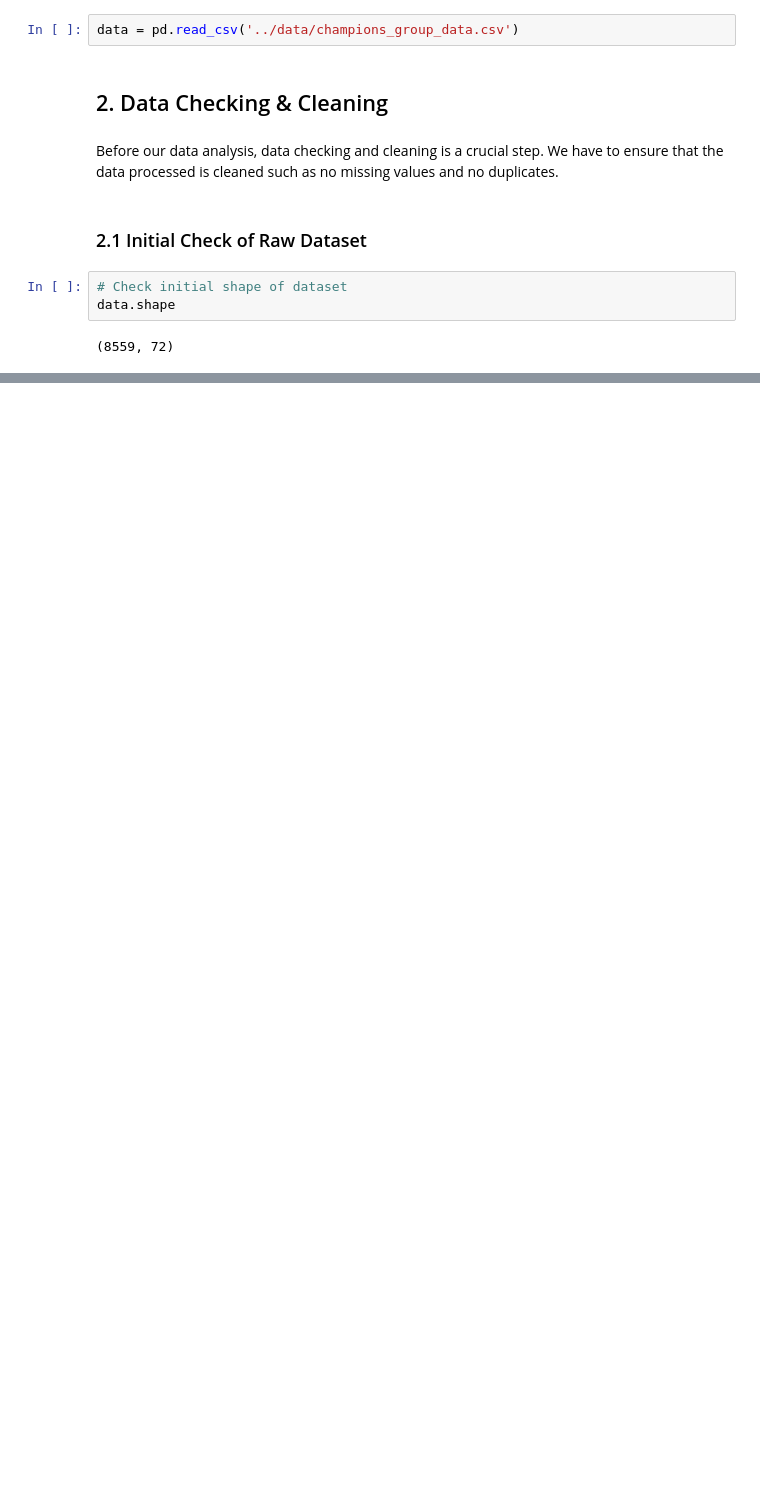
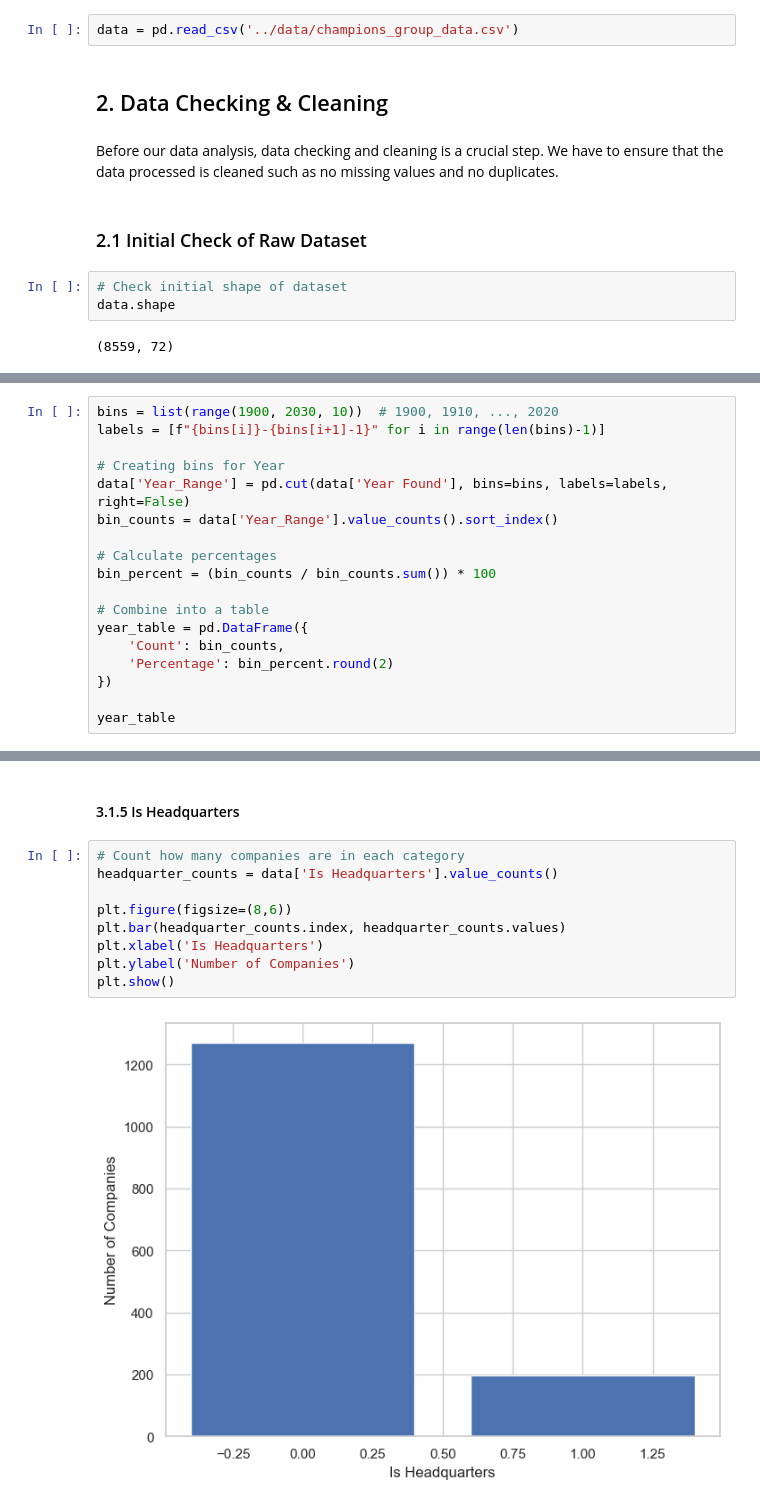
Before and after one commit to racxxhel/Corp_Intelligence, a Jupyter notebook: src/CAT_A_ACC.ipynb, the cells around one changed output, grey strips where cells are left out. Drawn from its saved outputs; the diff is of its cells as text; blank space fills up the shorter version.

```diff
--- a/src/CAT_A_ACC.ipynb
+++ b/src/CAT_A_ACC.ipynb
@@ -51,0 +146,18 @@ data.shape
+# %%
+bins = list(range(1900, 2030, 10))  # 1900, 1910, ..., 2020
+labels = [f"{bins[i]}-{bins[i+1]-1}" for i in range(len(bins)-1)]
+
+# Creating bins for Year
+data['Year_Range'] = pd.cut(data['Year Found'], bins=bins, labels=labels, right=False)
+bin_counts = data['Year_Range'].value_counts().sort_index()
+
+# Calculate percentages
+bin_percent = (bin_counts / bin_counts.sum()) * 100
+
+# Combine into a table
+year_table = pd.DataFrame({
+    'Count': bin_counts,
+    'Percentage': bin_percent.round(2)
+})
+
+year_table
@@ -51,0 +179,13 @@ data.shape
+# %% [markdown]
+#### 3.1.5 Is Headquarters
+# %%
+# Count how many companies are in each category
+headquarter_counts = data['Is Headquarters'].value_counts()
+
+plt.figure(figsize=(8,6))
+plt.bar(headquarter_counts.index, headquarter_counts.values)
+plt.xlabel('Is Headquarters')
+plt.ylabel('Number of Companies')
+plt.show()
+# %% [output]
+[figure, added]
```
Also changed, not shown: parts of 21 cells of this notebook.
